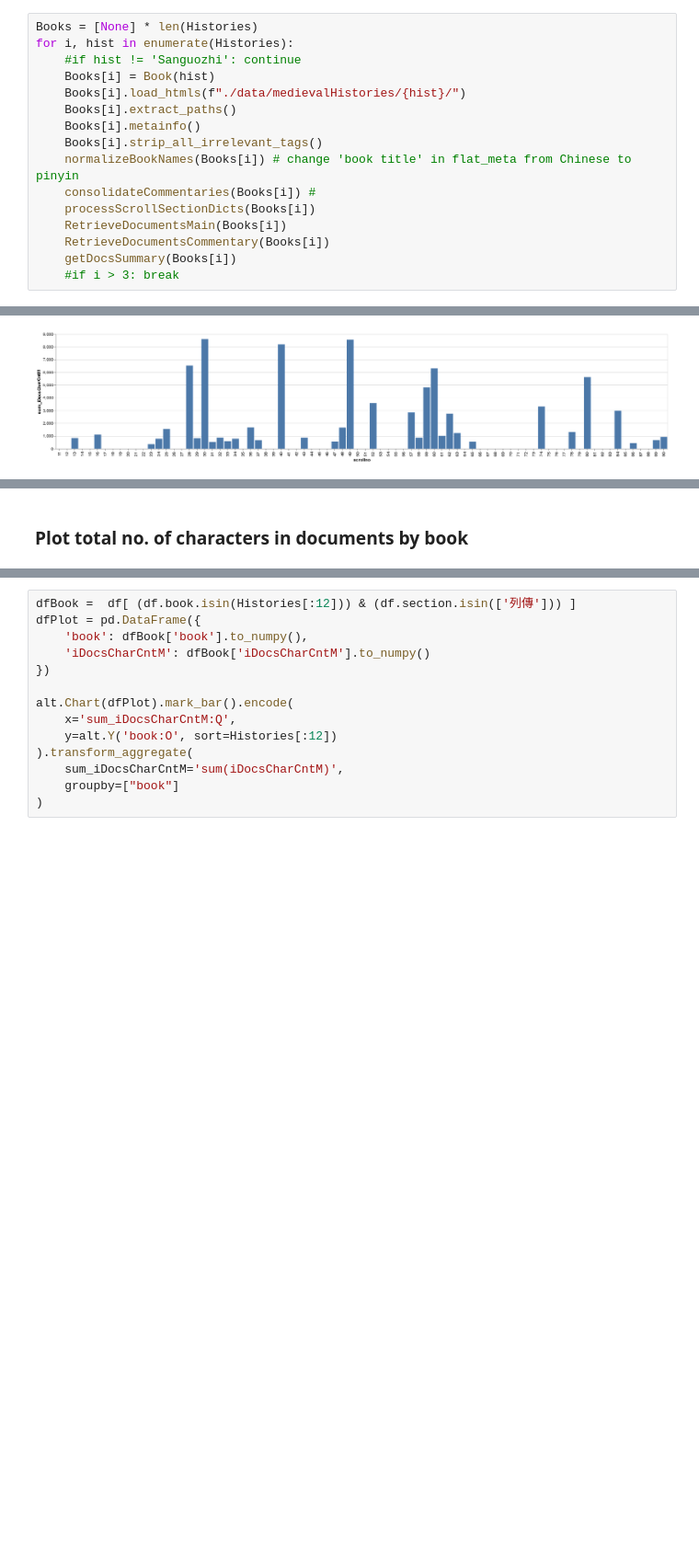
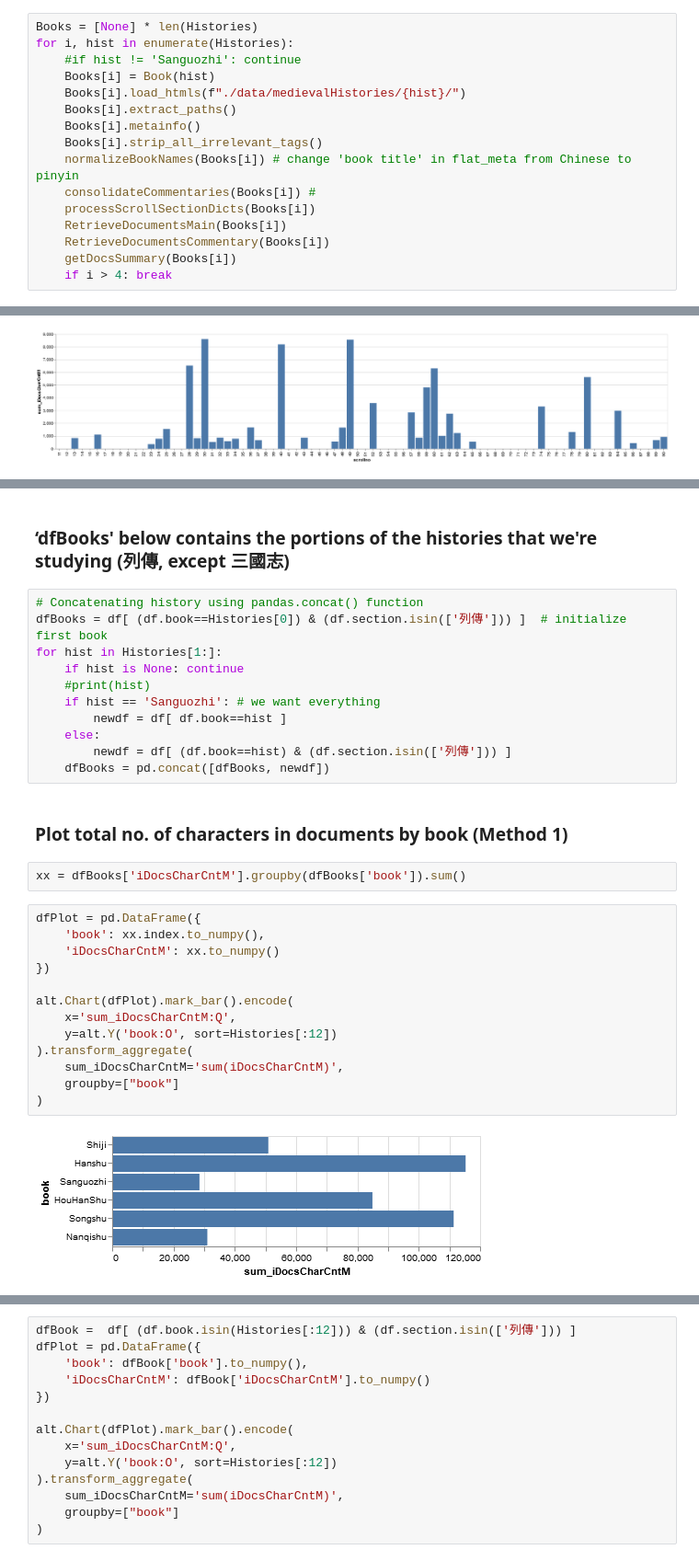
Before and after one commit to Dazera/docanalysis, a Jupyter notebook: DocAnalysis.ipynb, the cells around one changed output, grey strips where cells are left out. Shown at 92% size. Saved outputs shown, nothing was run; the diff lists cells and outputs as text; blank space fills up the shorter version.

```diff
--- a/DocAnalysis.ipynb
+++ b/DocAnalysis.ipynb
@@ -39,7 +39,7 @@ for i, hist in enumerate(Histories):
     RetrieveDocumentsMain(Books[i])
     RetrieveDocumentsCommentary(Books[i])
     getDocsSummary(Books[i])
-    #if i > 3: break
+    if i > 4: break
 # %% [output]
 WARNING:root:No datetime input provided!
 INFO:root:Stop at loading ./data/medievalHistories/Shiji/Shiji_0392.html.
@@ -235,2 +242,32 @@ alt.Chart(dfPlot).mark_bar().encode(
+# %% [markdown]
+### ‘dfBooks' below contains the portions of the histories that we're studying (列傳, except 三國志)
+# %%
+# Concatenating history using pandas.concat() function
+dfBooks = df[ (df.book==Histories[0]) & (df.section.isin(['列傳'])) ]  # initialize first book
+for hist in Histories[1:]:
+    if hist is None: continue
+    #print(hist)
+    if hist == 'Sanguozhi': # we want everything
+        newdf = df[ df.book==hist ]
+    else:
+        newdf = df[ (df.book==hist) & (df.section.isin(['列傳'])) ]
+    dfBooks = pd.concat([dfBooks, newdf])
 # %% [markdown]
-### Plot total no. of characters in documents by book
+### Plot total no. of characters in documents by book (Method 1)
+# %%
+xx = dfBooks['iDocsCharCntM'].groupby(dfBooks['book']).sum()
+# %%
+dfPlot = pd.DataFrame({
+    'book': xx.index.to_numpy(),
+    'iDocsCharCntM': xx.to_numpy()
+})
+
+alt.Chart(dfPlot).mark_bar().encode(
+    x='sum_iDocsCharCntM:Q',
+    y=alt.Y('book:O', sort=Histories[:12])
+).transform_aggregate(
+    sum_iDocsCharCntM='sum(iDocsCharCntM)',
+    groupby=["book"]
+)
+# %% [output]
+[figure, added]
```
Also changed, not shown: parts of 7 cells of this notebook.
